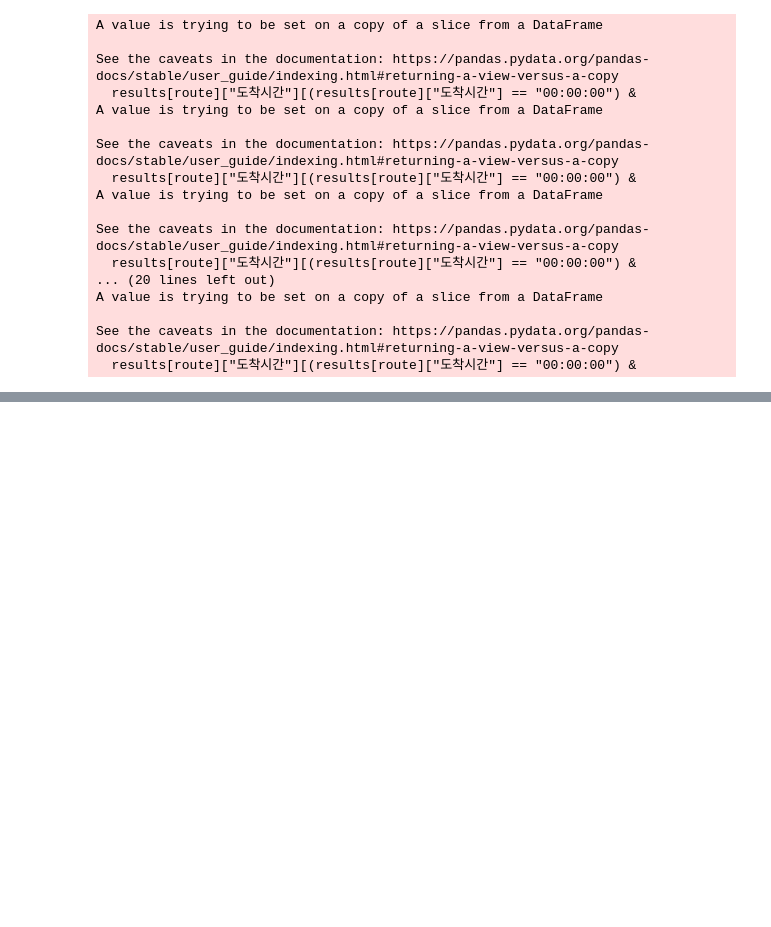
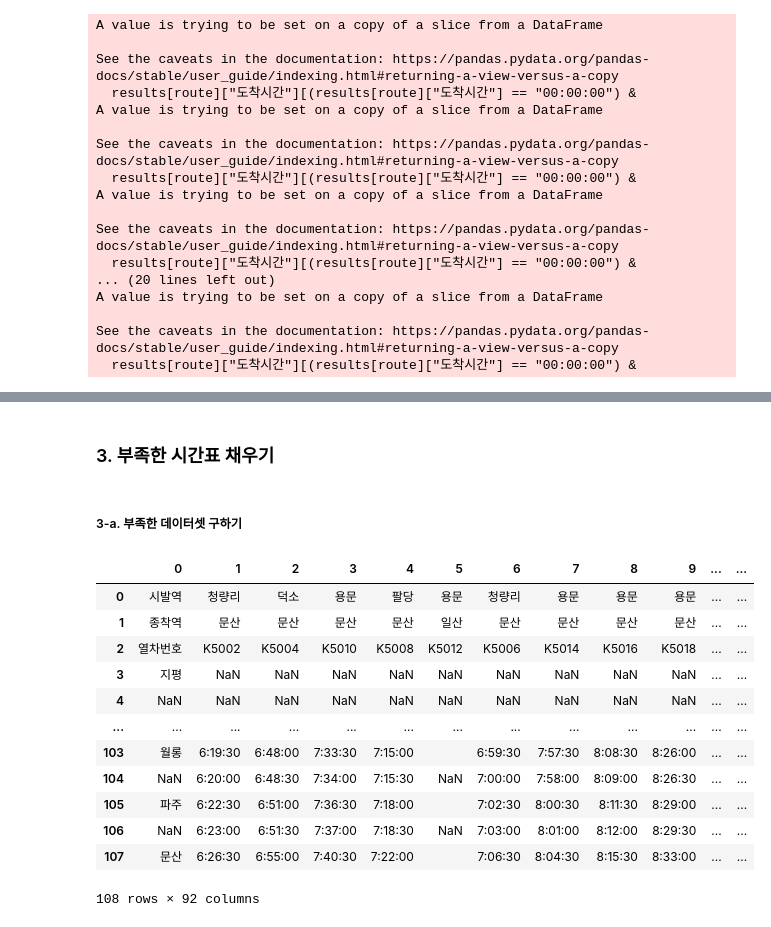
Before and after one commit to 23-1-CauCapstone-Team3/DataPreprocessing, a Jupyter notebook: train/timetable.ipynb, the cells around one changed output, grey strips where cells are left out. Drawn from its saved outputs; the diff is of its cells as text; code cells hidden in the pictures; blank space fills up the shorter version.

Commit message:
[FEAT ADD] 부족한 데이터셋 csv 추가 및 테스트 가공

```diff
--- a/train/timetable.ipynb
+++ b/train/timetable.ipynb
@@ -558,0 +549,30 @@ for route in now_routes:
+# %% [markdown]
+### 3. 부족한 시간표 채우기
+# %% [markdown]
+##### 3-a. 부족한 데이터셋 구하기
+# %%
+# 경의중앙선
+temp = [[0] for i in range(3)]
+
+for i in range(1, 3) :
+    for j in range(1, 3) :
+        temp[i].append(pd.read_csv(
+            'timetable/origin/경의중앙선_{0}_{1}.csv'.format(i, j), header=None))
+# %%
+# 한 종류의 데이터만 시범삼아 처리해 보기
+
+temp[1][1]
+# %% [output]
+|  | 0 | 1 | 2 | 3 | 4 | 5 | 6 | 7 | 8 | 9 | ... | ... |
+| 0 | 시발역 | 청량리 | 덕소 | 용문 | 팔당 | 용문 | 청량리 | 용문 | 용문 | 용문 | ... | ... |
+| 1 | 종착역 | 문산 | 문산 | 문산 | 문산 | 일산 | 문산 | 문산 | 문산 | 문산 | ... | ... |
+| 2 | 열차번호 | K5002 | K5004 | K5010 | K5008 | K5012 | K5006 | K5014 | K5016 | K5018 | ... | ... |
+| 3 | 지평 | NaN | NaN | NaN | NaN | NaN | NaN | NaN | NaN | NaN | ... | ... |
+| 4 | NaN | NaN | NaN | NaN | NaN | NaN | NaN | NaN | NaN | NaN | ... | ... |
+| ... | ... | ... | ... | ... | ... | ... | ... | ... | ... | ... | ... | ... |
+| 103 | 월롱 | 6:19:30 | 6:48:00 | 7:33:30 | 7:15:00 |  | 6:59:30 | 7:57:30 | 8:08:30 | 8:26:00 | ... | ... |
+| 104 | NaN | 6:20:00 | 6:48:30 | 7:34:00 | 7:15:30 | NaN | 7:00:00 | 7:58:00 | 8:09:00 | 8:26:30 | ... | ... |
+| 105 | 파주 | 6:22:30 | 6:51:00 | 7:36:30 | 7:18:00 |  | 7:02:30 | 8:00:30 | 8:11:30 | 8:29:00 | ... | ... |
+| 106 | NaN | 6:23:00 | 6:51:30 | 7:37:00 | 7:18:30 | NaN | 7:03:00 | 8:01:00 | 8:12:00 | 8:29:30 | ... | ... |
+| 107 | 문산 | 6:26:30 | 6:55:00 | 7:40:30 | 7:22:00 |  | 7:06:30 | 8:04:30 | 8:15:30 | 8:33:00 | ... | ... |
+108 rows × 92 columns
```
Also changed, not shown: parts of 13 cells of this notebook, 36 other files.
